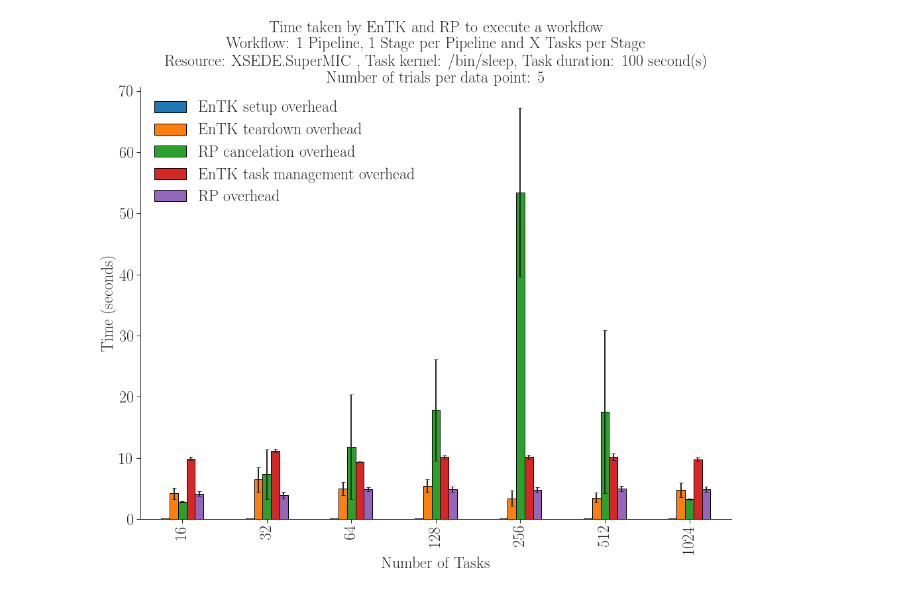
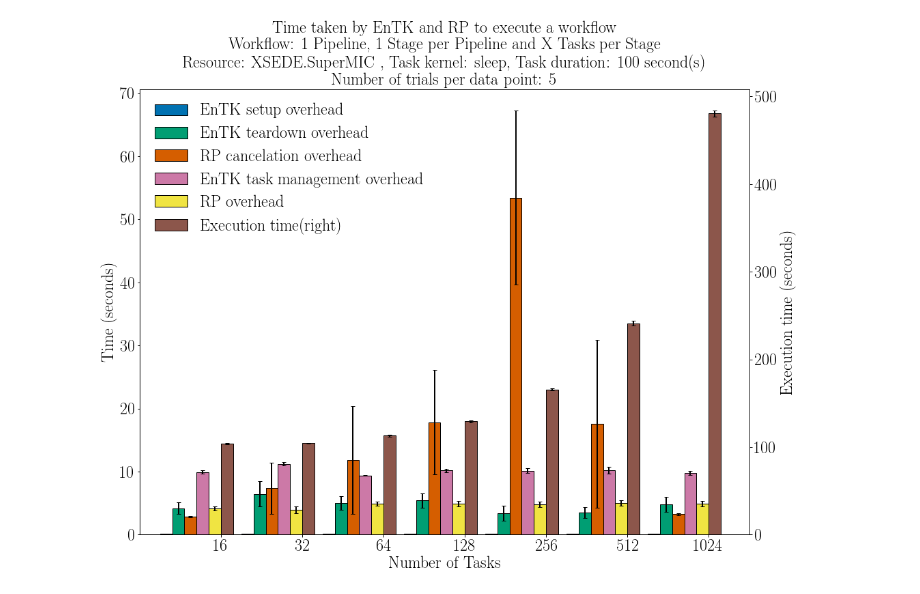
Before and after one commit to radical-experiments/entk-experiments, a Jupyter notebook: exp-5-2-2-4/notebook/plotme.ipynb, the cells around one changed output. Saved outputs shown, nothing was run; the diff lists cells and outputs as text; code cells hidden in the pictures.

Commit message:
iterating over all nbs and plots

```diff
--- a/exp-5-2-2-4/notebook/plotme.ipynb
+++ b/exp-5-2-2-4/notebook/plotme.ipynb
@@ -28,7 +28,7 @@ os.environ['RADICAL_PILOT_DBURL'] = 'mongodb://user:user@ds153652.mlab.com:53652
 display(HTML("<style>.container { width:100% !important; }</style>"))
 
 # Matplotlib style
-plt.style.use('seaborn-ticks')
+plt.style.use('seaborn-colorblind')
 
 # Use LaTeX and its body font for the diagrams' text.
 mpl.rcParams['text.usetex'] = True
@@ -200,22 +205,45 @@ df_err.drop('Execution time',axis=1,inplace=True)
 # %%
 fig, ax = fig_setup()
 
+width=0.15
 ax = df.plot(kind='bar',
+             ax=ax,
              yerr=df_err,
-             ax=ax,
              fontsize=FONTSIZE,
+             y = df.columns.drop('Execution time').tolist(),
+             width=5*width,
+             position=1,
+             legend=False,
+             #ylim=(0,200),
              title=  'Time taken by EnTK and RP to execute a workflow \n'+
                      'Workflow: 1 Pipeline, 1 Stage per Pipeline and X Tasks per Stage \n'+
-                     'Resource: XSEDE.SuperMIC , Task kernel: /bin/sleep, '+
+                     'Resource: XSEDE.SuperMIC , Task kernel: sleep, '+
                      'Task duration: 100 second(s) \n Number of trials per data point: %s'%trials)
+
+ax2 = df['Execution time'].plot(ax=ax,
+                                legend=False,
+                                yerr = df_err['Execution time'],
+                                kind='bar',
+                                secondary_y=True,
+                                width=width,
+                                rot=0,
+                                color=tableau20[10],
+                                position=0)
 
 ax.set_xlabel('Number of Tasks', fontsize=FONTSIZE)
 ax.set_ylabel('Time (seconds)', fontsize=FONTSIZE)
 ax.set_title(ax.get_title(), fontsize=FONTSIZE)
+ax2.set_ylabel('Execution time (seconds)', fontsize=FONTSIZE)
+#ax2.set_ylim(0,400)
+plt.gca().set_xlim([-1.,6.5])
 
-plt.legend(fontsize=FONTSIZE, loc='upper left')
+h1, l1 = ax.get_legend_handles_labels()
+h2, l2 = ax2.get_legend_handles_labels()
+labels = l1 + [l2[0] + '(right)']
+handles = h1 + h2
+plt.legend(handles,labels,fontsize=FONTSIZE, loc='upper left')
 
-fig.savefig('../plots/entk_rp_overheads_varying_tasks_sleep_kernel_supermic.pdf', dpi=100)
-fig.savefig('../plots/entk_rp_overheads_varying_tasks_sleep_kernel_supermic.png', dpi=100)
+fig.savefig('../plots/entk_rp_overheads_varying_tasks_sleep_kernel_supermic.pdf', dpi=100, bbox_inches='tight')
+fig.savefig('../plots/entk_rp_overheads_varying_tasks_sleep_kernel_supermic.png', dpi=100, bbox_inches='tight')
 # %% [output]
-[figure, old version]
+[figure, new version]
```
Also changed, not shown: parts of 1 cell of this notebook, 9 other files.
